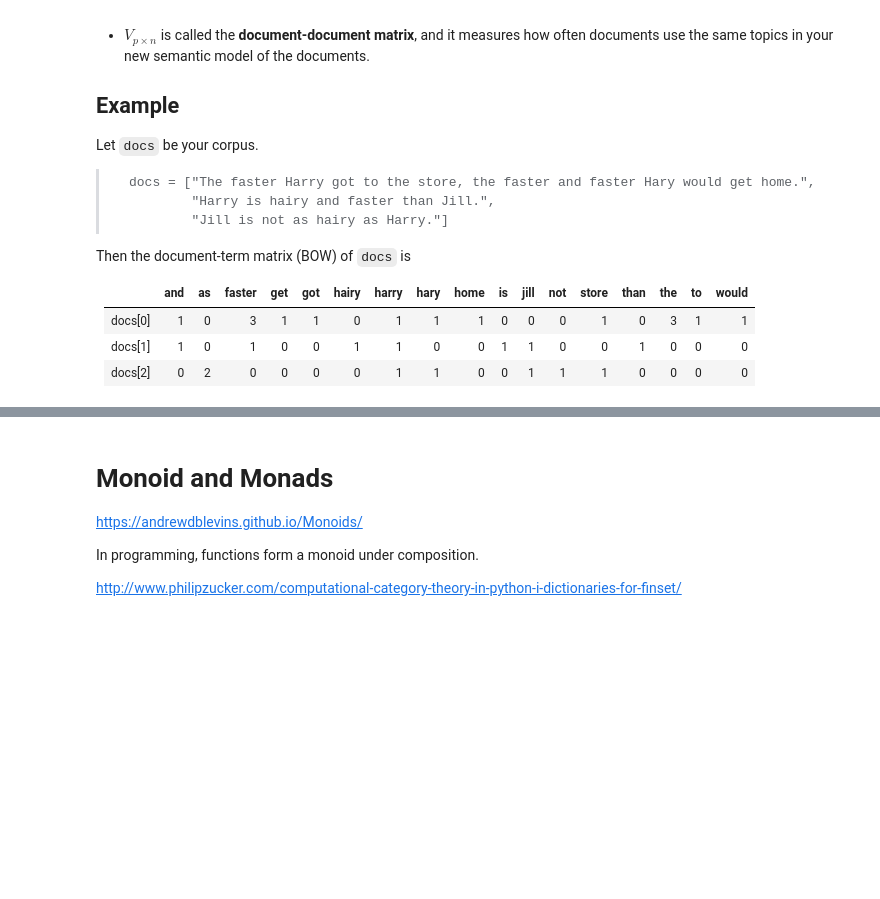
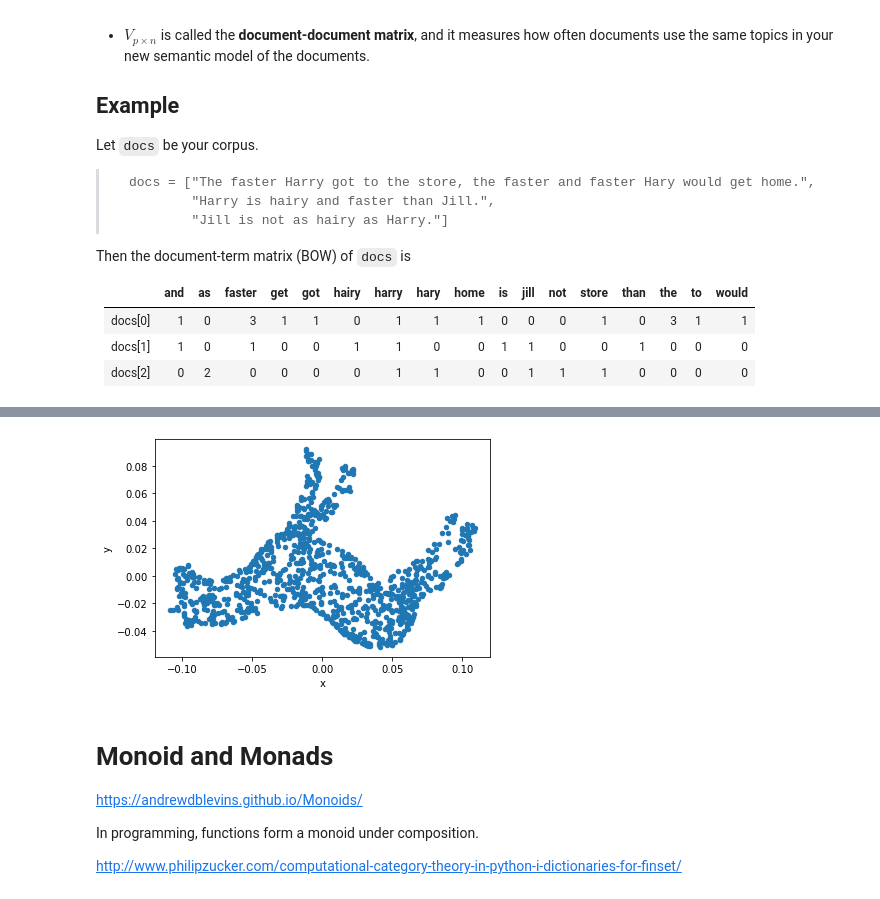
Before and after one commit to njc-cz2-2021/Materials, a Jupyter notebook: Notes/Not_in_A_Levels copy.ipynb, the cells around one changed output, grey strips where cells are left out. Drawn from its saved outputs; the diff is of its cells as text; code cells hidden in the pictures; blank space fills up the shorter version.

```diff
--- a/Notes/Not_in_A_Levels copy.ipynb
+++ b/Notes/Not_in_A_Levels copy.ipynb
@@ -148,3 +186,26 @@ print(model.todense().round(2))
+# %%
+import pandas as pd
+pd.set_option('display.max_columns',6)
+
+from sklearn.decomposition import PCA
+import seaborn
+from matplotlib import pyplot as plt
+
+import random
+
+num_lines = sum(1 for l in open('./resources/pointcloud.csv'))
+
+skip_idx = random.sample(range(1, num_lines), num_lines - 1000)
+
+df = pd.read_csv('./resources/pointcloud.csv', skiprows=skip_idx)
+
+pca = PCA(n_components=2)
+
+df2d = pd.DataFrame(pca.fit_transform(df), columns=list('xy'))
+df2d.plot(kind='scatter', x='x', y='y')
+plt.show()
+# %% [output]
+[figure, added]
 # %% [markdown]
 # Monoid and Monads
 
```
Also changed, not shown: parts of 5 cells of this notebook, 3 other files.
